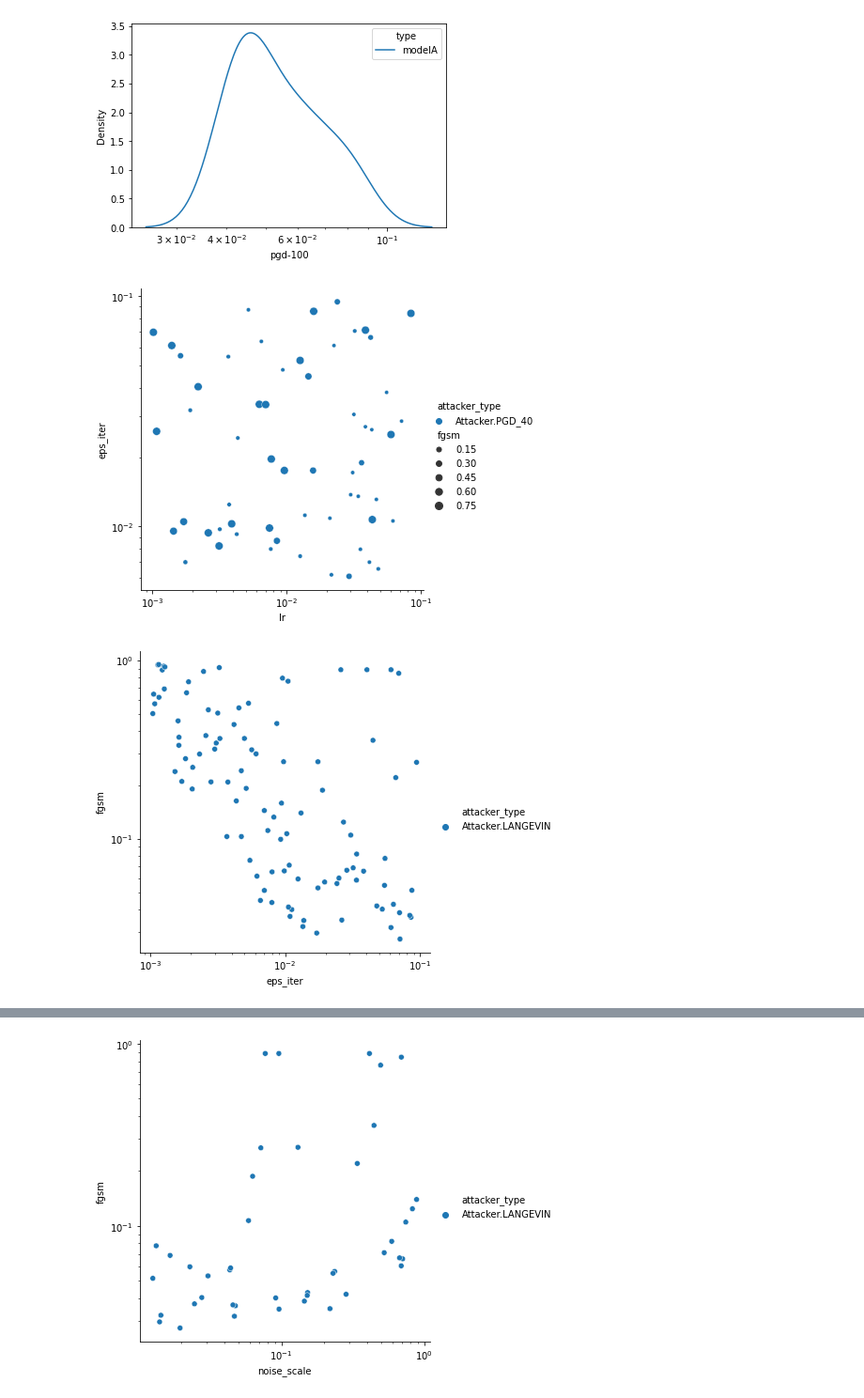
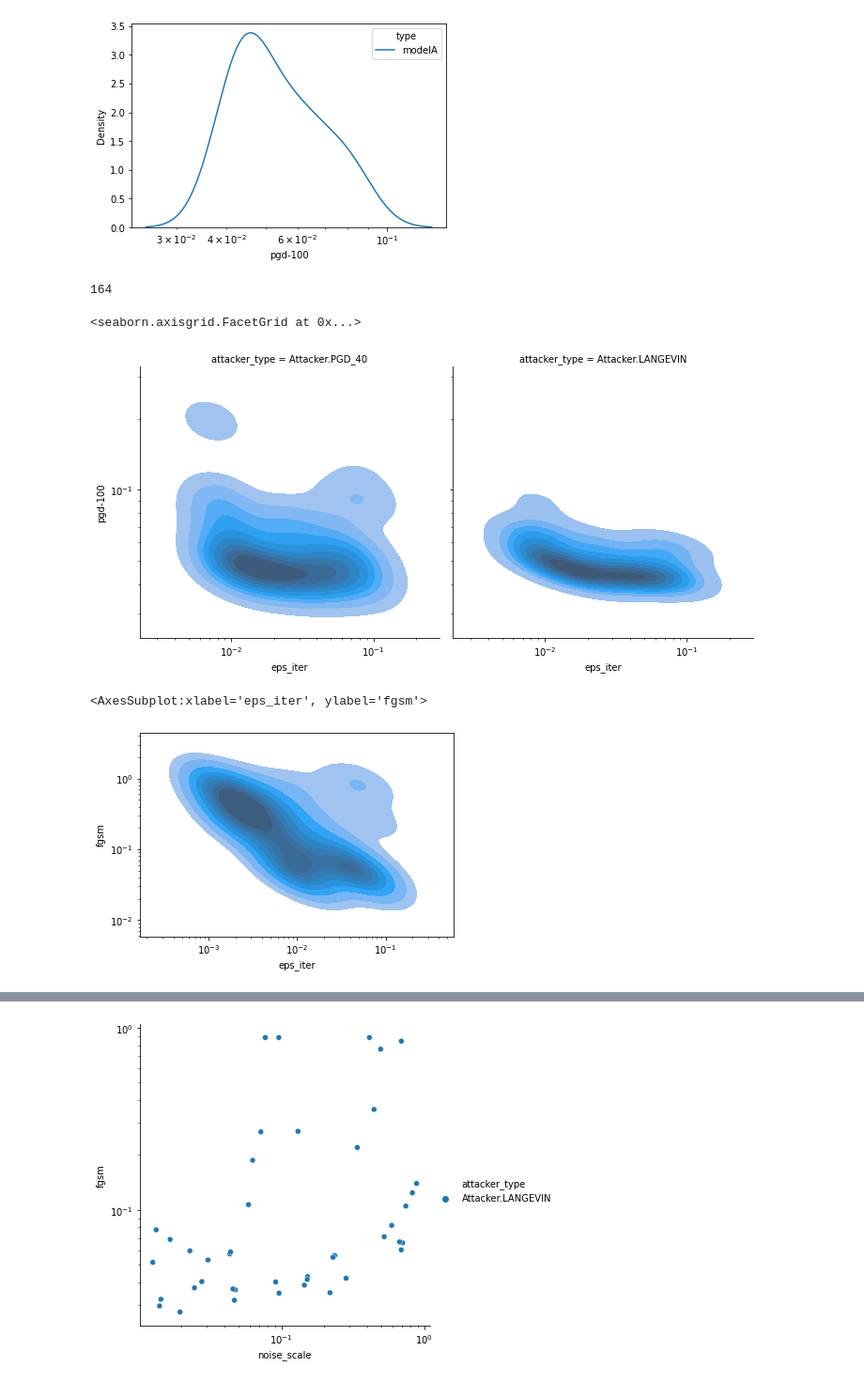
Before and after one commit to busycalibrating/Adversarial-Training, a Jupyter notebook: notebooks/Results.ipynb, the cells around one changed output, grey strips where cells are left out. Shown at 94% size. Drawn from its saved outputs; the diff is of its cells as text; code cells hidden in the pictures.

```diff
--- a/notebooks/Results.ipynb
+++ b/notebooks/Results.ipynb
@@ -7,6 +7,12 @@ import numpy as np
 from collections import defaultdict
 import seaborn as sns
 import pandas as pd
+
+plt.rcParams.update({
+    "text.usetex": True,
+    "font.family": "sans-serif",
+    "font.sans-serif": ["Helvetica"],
+})
 # %%
 PATH = "/checkpoint/hberard/AdversarialTraining/logs/mnist_sweep_fgsm_2/"
 db = Database(PATH)
@@ -37,15 +43,17 @@ sns.kdeplot(data=df[df["attacker_type"]==Attacker.PGD_40], x="pgd-100", hue="typ
 <AxesSubplot:xlabel='pgd-100', ylabel='Density'>
 [figure]
 # %%
-sns.relplot(x="lr", y="eps_iter", size="fgsm", hue="attacker_type", data=df)
-plt.xscale("log")
-plt.yscale("log")
+df = _df[(_df["type"]==MnistModel.MODEL_A) & (_df["eps_iter"] > 7e-3) & (_df["lr"] < 6e-2)]
+print(len(df))
+g = sns.FacetGrid(df, col="attacker_type", height=5)
+g.map(sns.kdeplot, "eps_iter", "pgd-100", log_scale=True, fill=True)
 # %% [output]
+164
+<seaborn.axisgrid.FacetGrid at 0x...>
-[figure, old version]
+[figure, new version]
 # %%
-sns.relplot(x="eps_iter", y="fgsm", hue="attacker_type", data=df)
-plt.xscale("log")
-plt.yscale("log")
+sns.kdeplot(x="eps_iter", y="fgsm", data=df[df["attacker_type"]==Attacker.LANGEVIN], log_scale=True, fill=True)
 # %% [output]
+<AxesSubplot:xlabel='eps_iter', ylabel='fgsm'>
-[figure, old version]
+[figure, new version]
 # %%
```
Also changed, not shown: parts of 6 cells of this notebook.
